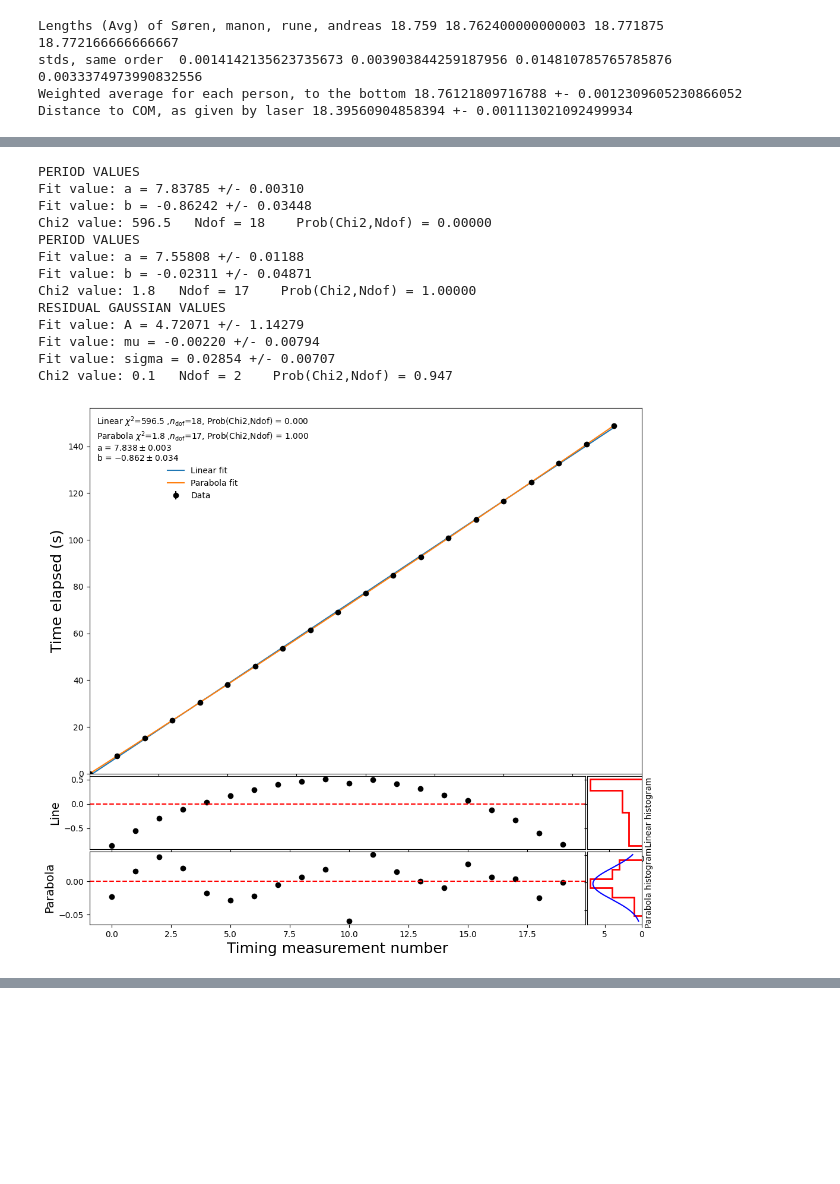
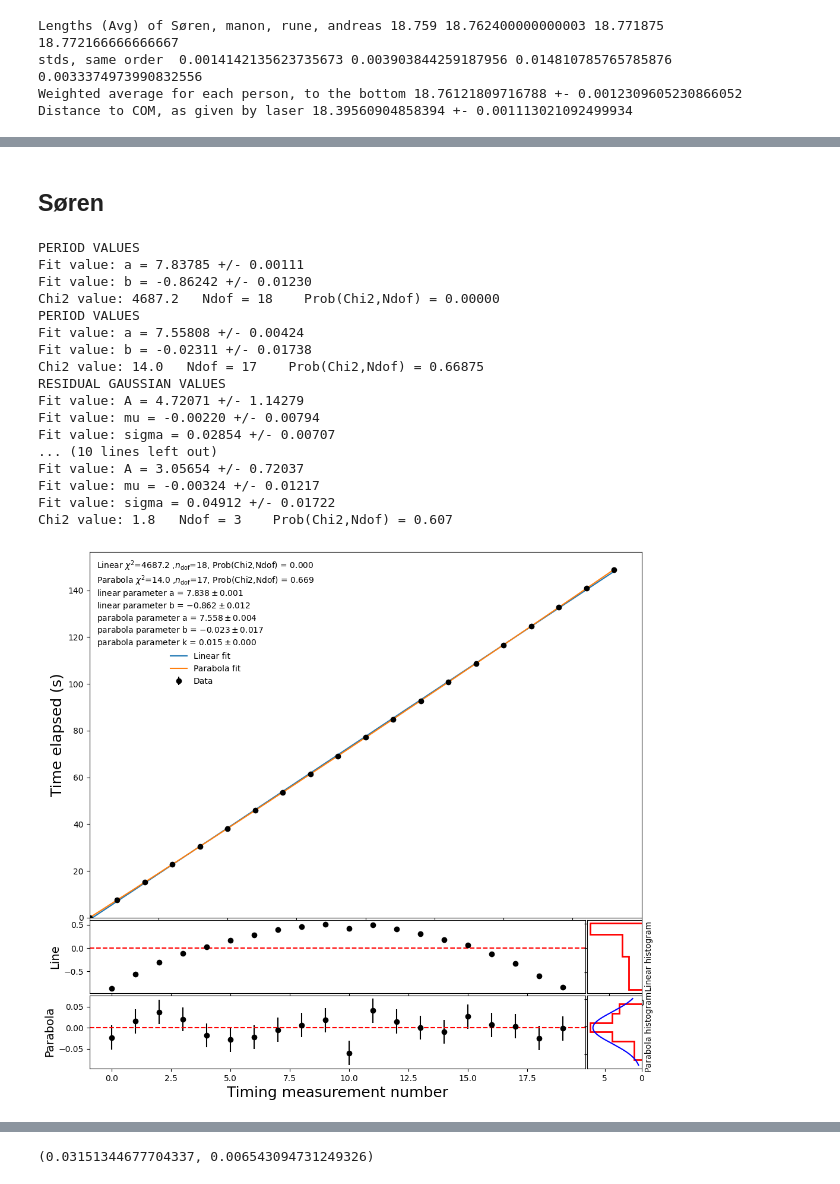
Before and after one commit to RuneEkman/AppStat-project, a Jupyter notebook: projectcode-Copy1.ipynb, the cells around one changed output, grey strips where cells are left out. Drawn from its saved outputs; the diff is of its cells as text; code cells hidden in the pictures; blank space fills up the shorter version.

```diff
--- a/projectcode-Copy1.ipynb
+++ b/projectcode-Copy1.ipynb
@@ -310,17 +347,17 @@ Need to: Create another fit with an added quadratic term. Add both fits in the s
 # %%
-def ALL_weird(file, bins, L, sig_L):
+def ALL_weird(file, bins, L, sig_L, sig_T, skip):
 
     #Defining our data, first for the period
     testfile1 = file #These files should include ONLY the counts and the times.
 
-    testdata1 = np.genfromtxt(file, delimiter='\t', names=('n', 't_s'))
+    testdata1 = np.genfromtxt(file, delimiter='\t', names=('n', 't_s'), skip_header=skip)
     testdata1 = testdata1[::2]
     constant = testdata1[0][1]
     for i in range(len(testdata1)):
         testdata1[i][0] = i
         testdata1[i][1] = testdata1[i][1] - constant
     n1,t1 = testdata1["n"], testdata1["t_s"] #Defines my two arrays from the data
-    sigt1 = 0.08 #Our uncertainty in elapsed time.
+    sigt1 = sig_T  #Our uncertainty in elapsed time.
 
 
     #Defining straight line function to be used in fitting
@@ -412,20 +449,24 @@ def ALL_weird(file, bins, L, sig_L):
 
     ]
     for p, v, e in zip(m.parameters, m.values, m.errors):
-        fit_info.append(f"{p} = ${v:.3f} \\pm {e:.3f}$")
+        fit_info.append(f"linear parameter {p} = ${v:.3f} \\pm {e:.3f}$")
+
+    for p, v, e in zip(m2.parameters, m2.values, m2.errors):
+        fit_info.append(f"parabola parameter {p} = ${v:.3f} \\pm {e:.3f}$")
+
 
     ax.legend(title="\n".join(fit_info), frameon=False, loc="upper left")
 
 
     #Create residual plot (line)
     residual = line(n1,m.values[0], m.values[1]) - t1
-    ax_res.scatter(n1,residual, color="k")
+    ax_res.errorbar(n1,residual, yerr=sigt1, fmt="o", color="k")
     ax_res.axhline(y=0, linestyle="dashed", color="red")
     ax_res.set_ylabel("Line", fontsize=14)
 
     #Create residual plot (parabola)
     residual2 = parab(n1,*m2.values) - t1
-    ax_res_2.scatter(n1,residual2, color="k")
+    ax_res_2.errorbar(n1,residual2,yerr=sigt1, fmt="o", color="k")
     ax_res_2.axhline(y=0, linestyle="dashed", color="red")
     ax_res_2.set_ylabel("Parabola", fontsize=14)
 
@@ -495,29 +536,37 @@ def ALL_weird(file, bins, L, sig_L):
     ax_gauss.set(xlim=ax_gauss.get_xlim()[::-1],yticklabels=[],ylabel='Linear histogram')
     ax_gauss.yaxis.set_label_position("right")
 
-
-    #def g(T, L, sig_T, sig_L):
-    #    g=L*(2*np.pi/(T))**2
-    #    sig_g = np.sqrt((2*np.pi/T)**4 * sig_L**2 + ((2*L*(2*np.pi)**2)/T**3)**2 * sig_T**2)
-    #    return g, sig_g
-
-    #g_val = g(m.values['a'], L, m.errors['a'], sig_L)
-    #print('g value =', g(m.values['a'], 18.4, m.errors['a'], 0.001))
-    #print(g_val)
+    return minuit_chi2.values['sigma'] , minuit_chi2.errors['sigma']
-# %%
-ALL_weird("søren2.dat", bins=6, L= avg_length, sig_L= avg_length_unc)
-# %% [output]
-PERIOD VALUES
-Fit value: a = 7.83785 +/- 0.00310
-Fit value: b = -0.86242 +/- 0.03448
-Chi2 value: 596.5   Ndof = 18    Prob(Chi2,Ndof) = 0.00000
-PERIOD VALUES
-Fit value: a = 7.55808 +/- 0.01188
-Fit value: b = -0.02311 +/- 0.04871
-Chi2 value: 1.8   Ndof = 17    Prob(Chi2,Ndof) = 1.00000
-RESIDUAL GAUSSIAN VALUES
-Fit value: A = 4.72071 +/- 1.14279
-Fit value: mu = -0.00220 +/- 0.00794
-Fit value: sigma = 0.02854 +/- 0.00707
-Chi2 value: 0.1   Ndof = 2    Prob(Chi2,Ndof) = 0.947
-[figure, removed]
+# %% [markdown]
+## Søren
+# %%
+#First data file for Søren
+sørenresult1 = ALL_weird("søren2.dat", bins=6, L= avg_length, sig_L= avg_length_unc, sig_T=0.02854, skip=0)
+#Second file for Søren
+sørenresult2 = ALL_weird("søren2.dat", bins=6, L= avg_length, sig_L= avg_length_unc, sig_T=0.04912, skip=1)
+
+def weighted_mean_weird(val1, val2, unc1, unc2):
+    mean=(val1*(1/unc1)**2 + val2*(1/unc2)**2) / ((1/unc1)**2 +(1/unc2)**2)
+    unc = 1/np.sqrt((1/unc1)**2 +(1/unc2)**2)
+    return mean,unc
+
+søren_time = weighted_mean_weird(sørenresult1[0], sørenresult2[0], sørenresult1[1], sørenresult2[1])
+# %% [output]
+PERIOD VALUES
+Fit value: a = 7.83785 +/- 0.00111
+Fit value: b = -0.86242 +/- 0.01230
+Chi2 value: 4687.2   Ndof = 18    Prob(Chi2,Ndof) = 0.00000
+PERIOD VALUES
+Fit value: a = 7.55808 +/- 0.00424
+Fit value: b = -0.02311 +/- 0.01738
+Chi2 value: 14.0   Ndof = 17    Prob(Chi2,Ndof) = 0.66875
+RESIDUAL GAUSSIAN VALUES
+Fit value: A = 4.72071 +/- 1.14279
+Fit value: mu = -0.00220 +/- 0.00794
+Fit value: sigma = 0.02854 +/- 0.00707
+... (10 lines left out)
+Fit value: A = 3.05654 +/- 0.72037
+Fit value: mu = -0.00324 +/- 0.01217
+Fit value: sigma = 0.04912 +/- 0.01722
+Chi2 value: 1.8   Ndof = 3    Prob(Chi2,Ndof) = 0.607
+[figure, added]
@@ -523,0 +574,4 @@ Chi2 value: 0.1   Ndof = 2    Prob(Chi2,Ndof) = 0.947
+# %%
+print(søren_time)
+# %% [output]
+(0.03151344677704337, 0.006543094731249326)
```
Also changed, not shown: parts of 24 cells of this notebook, 1 other file.
